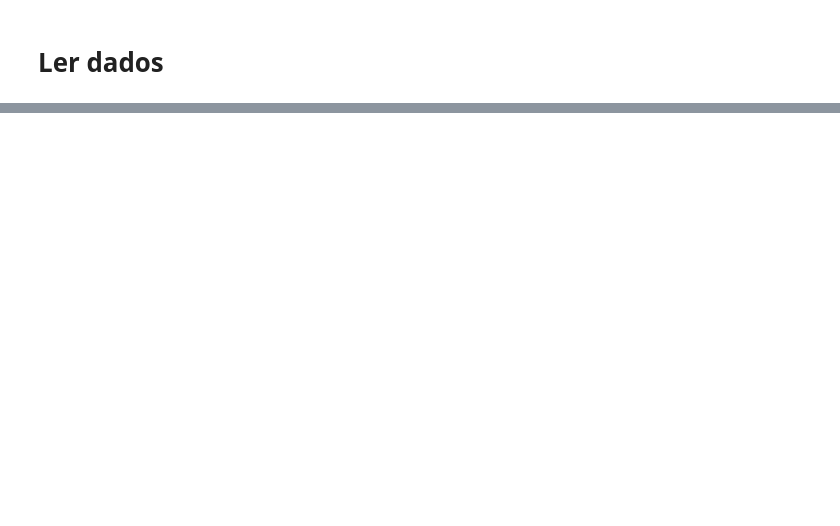
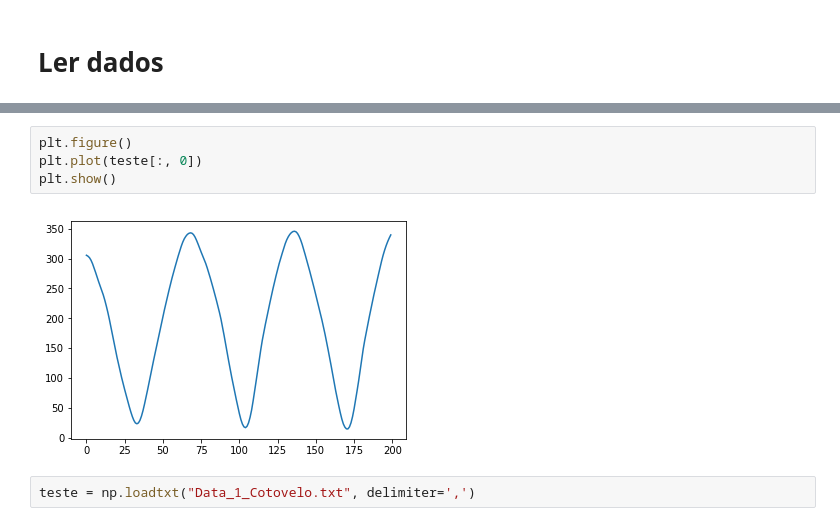
Before and after one commit to victormacedo10/TCC_Biomec, a Jupyter notebook: notebooks/Data_analysis.ipynb, the cells around one changed output, grey strips where cells are left out. Saved outputs shown, nothing was run; the diff lists cells and outputs as text; blank space fills up the shorter version.

```diff
--- a/notebooks/Data_analysis.ipynb
+++ b/notebooks/Data_analysis.ipynb
@@ -51,0 +88,8 @@ data
+# %%
+plt.figure()
+plt.plot(teste[:, 0])
+plt.show()
+# %% [output]
+[figure, added]
+# %%
+teste = np.loadtxt("Data_1_Cotovelo.txt", delimiter=',')
```
Also changed, not shown: parts of 7 cells of this notebook, 13 other files.
